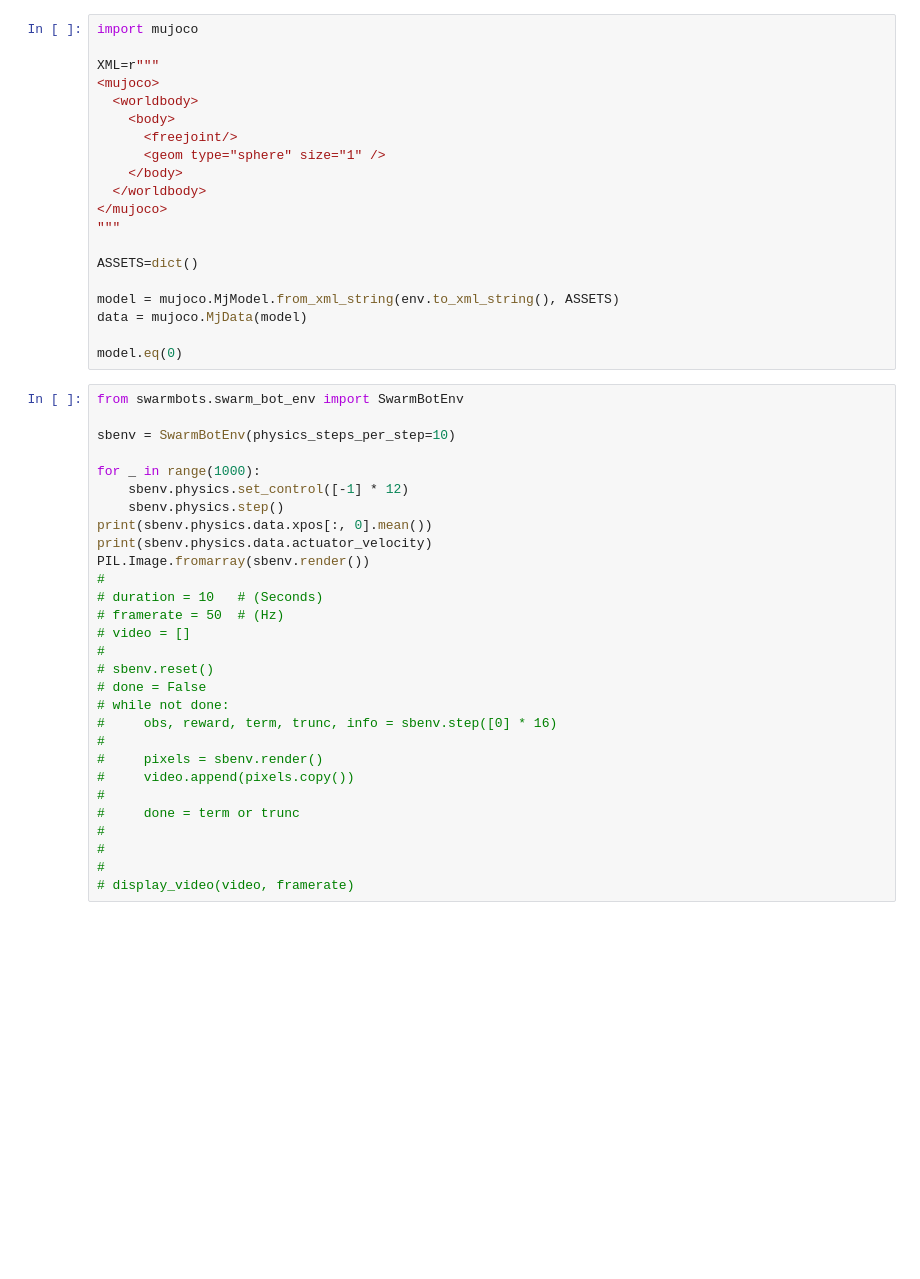
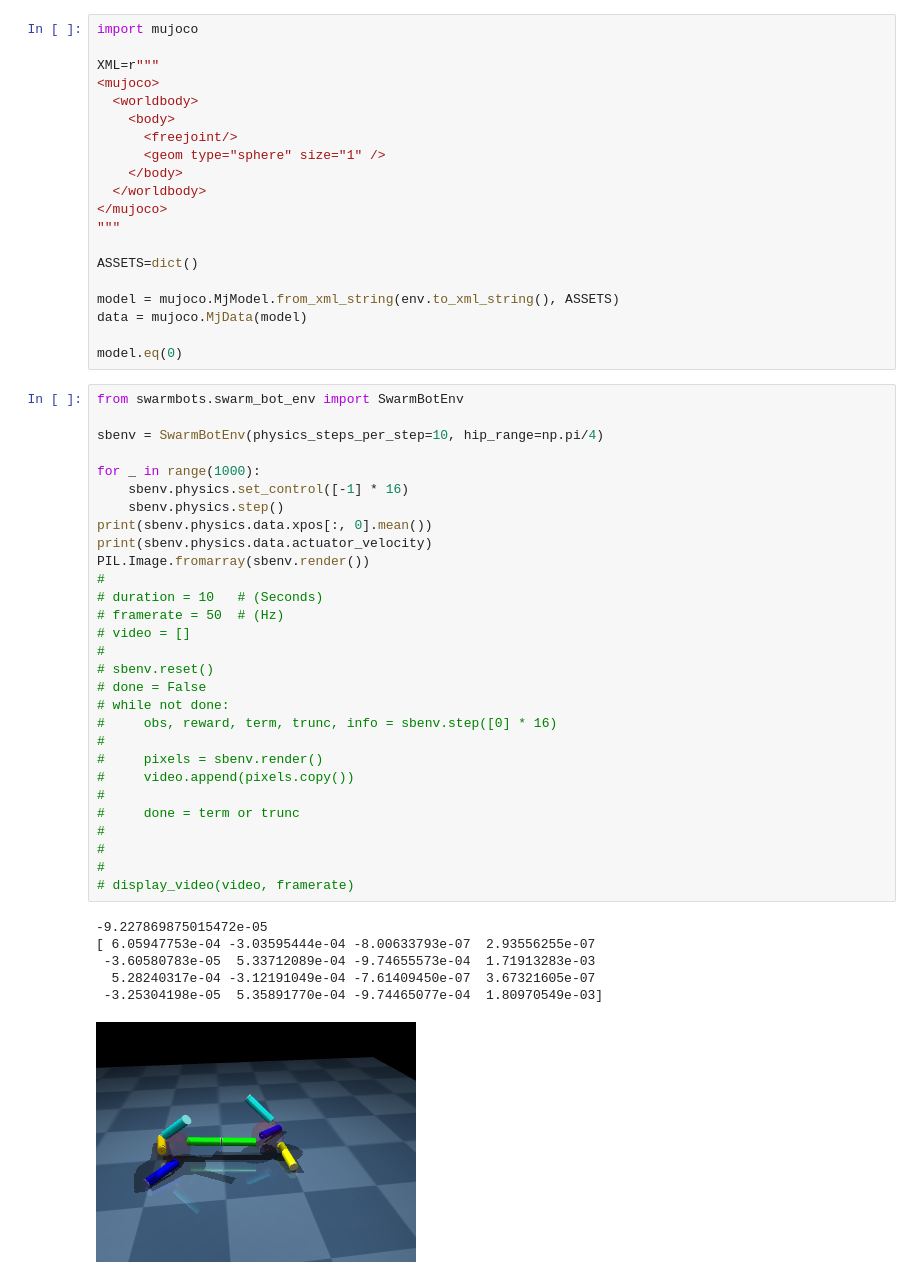
Before and after one commit to brn-dev/swarm-bots, a Jupyter notebook: main-Copy2.ipynb, the cells around one changed output. Saved outputs shown, nothing was run; the diff lists cells and outputs as text; blank space fills up the shorter version.

```diff
--- a/main-Copy2.ipynb
+++ b/main-Copy2.ipynb
@@ -125,29 +125,36 @@ model.eq(0)
 # %%
 from swarmbots.swarm_bot_env import SwarmBotEnv
 
-sbenv = SwarmBotEnv(physics_steps_per_step=10)
+sbenv = SwarmBotEnv(physics_steps_per_step=10, hip_range=np.pi/4)
 
 for _ in range(1000):
-    sbenv.physics.set_control([-1] * 12)
+    sbenv.physics.set_control([-1] * 16)
     sbenv.physics.step()
 print(sbenv.physics.data.xpos[:, 0].mean())
 print(sbenv.physics.data.actuator_velocity)
 PIL.Image.fromarray(sbenv.render())
 #
 # duration = 10   # (Seconds)
 # framerate = 50  # (Hz)
 # video = []
 #
 # sbenv.reset()
 # done = False
 # while not done:
 #     obs, reward, term, trunc, info = sbenv.step([0] * 16)
 #
 #     pixels = sbenv.render()
 #     video.append(pixels.copy())
 #
 #     done = term or trunc
 #
 #
 #
 # display_video(video, framerate)
+# %% [output]
+-9.227869875015472e-05
+[ 6.05947753e-04 -3.03595444e-04 -8.00633793e-07  2.93556255e-07
+ -3.60580783e-05  5.33712089e-04 -9.74655573e-04  1.71913283e-03
+  5.28240317e-04 -3.12191049e-04 -7.61409450e-07  3.67321605e-07
+ -3.25304198e-05  5.35891770e-04 -9.74465077e-04  1.80970549e-03]
+[figure, added]
```
Also changed, not shown: 19 other files.
